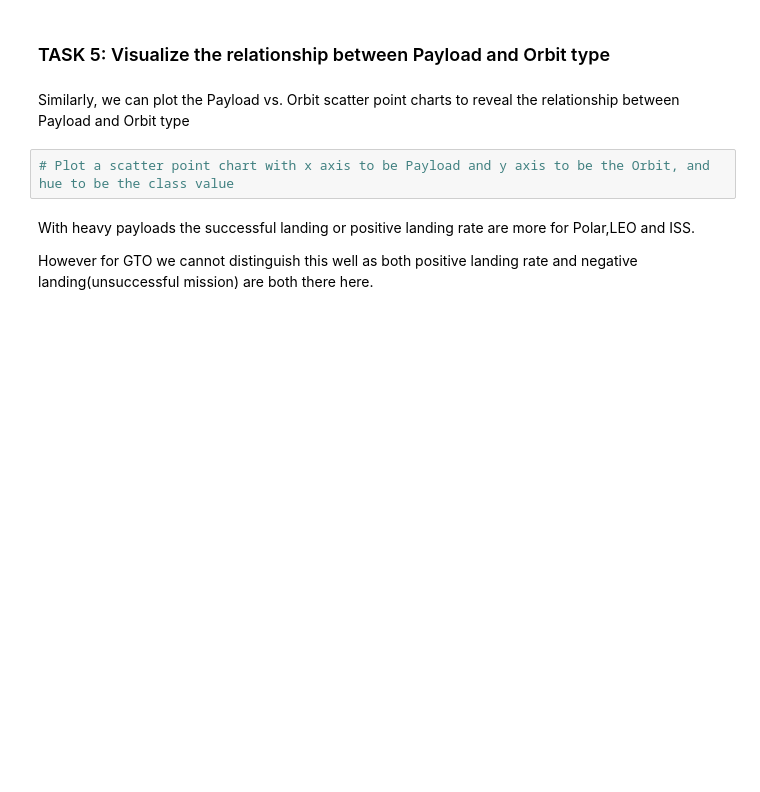
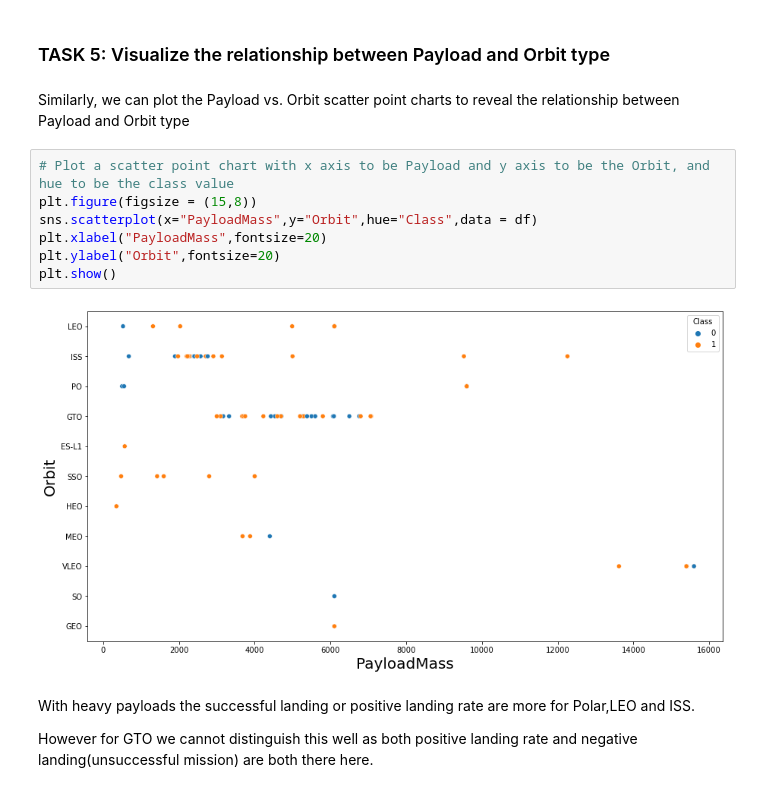
Before and after one commit to EvgenyKiryan/SpaceY, a Jupyter notebook: EDA with Data Visualization.ipynb, the cells around one changed output. Drawn from its saved outputs; the diff is of its cells as text; blank space fills up the shorter version.

```diff
--- a/EDA with Data Visualization.ipynb
+++ b/EDA with Data Visualization.ipynb
@@ -130,6 +159,13 @@ You should see that in the LEO orbit the Success appears related to the number o
 Similarly, we can plot the Payload vs. Orbit scatter point charts to reveal the relationship between Payload and Orbit type
 # %%
 # Plot a scatter point chart with x axis to be Payload and y axis to be the Orbit, and hue to be the class value
+plt.figure(figsize = (15,8))
+sns.scatterplot(x="PayloadMass",y="Orbit",hue="Class",data = df)
+plt.xlabel("PayloadMass",fontsize=20)
+plt.ylabel("Orbit",fontsize=20)
+plt.show()
+# %% [output]
+[figure, added]
 # %% [markdown]
 With heavy payloads the successful landing or positive landing rate are more for Polar,LEO and ISS.
 
```
Also changed, not shown: parts of 8 cells of this notebook.
